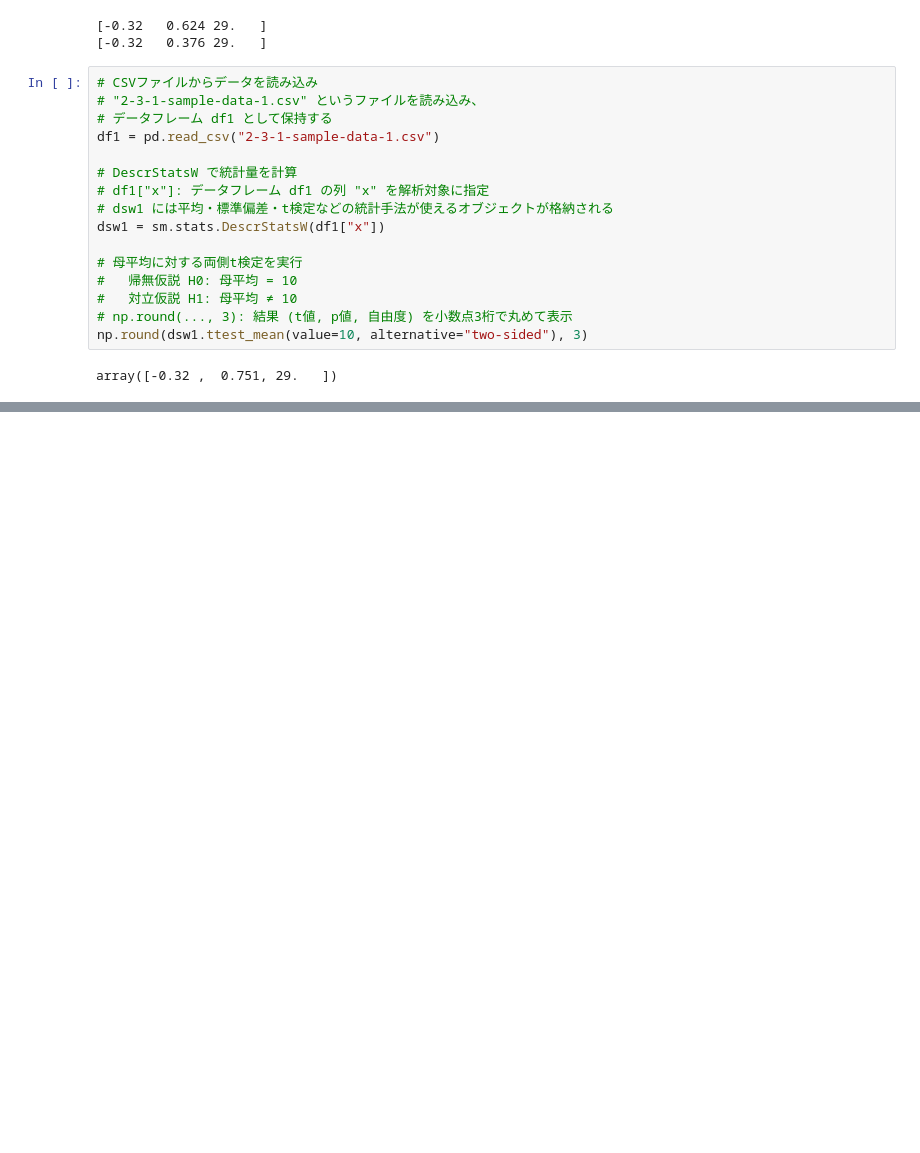
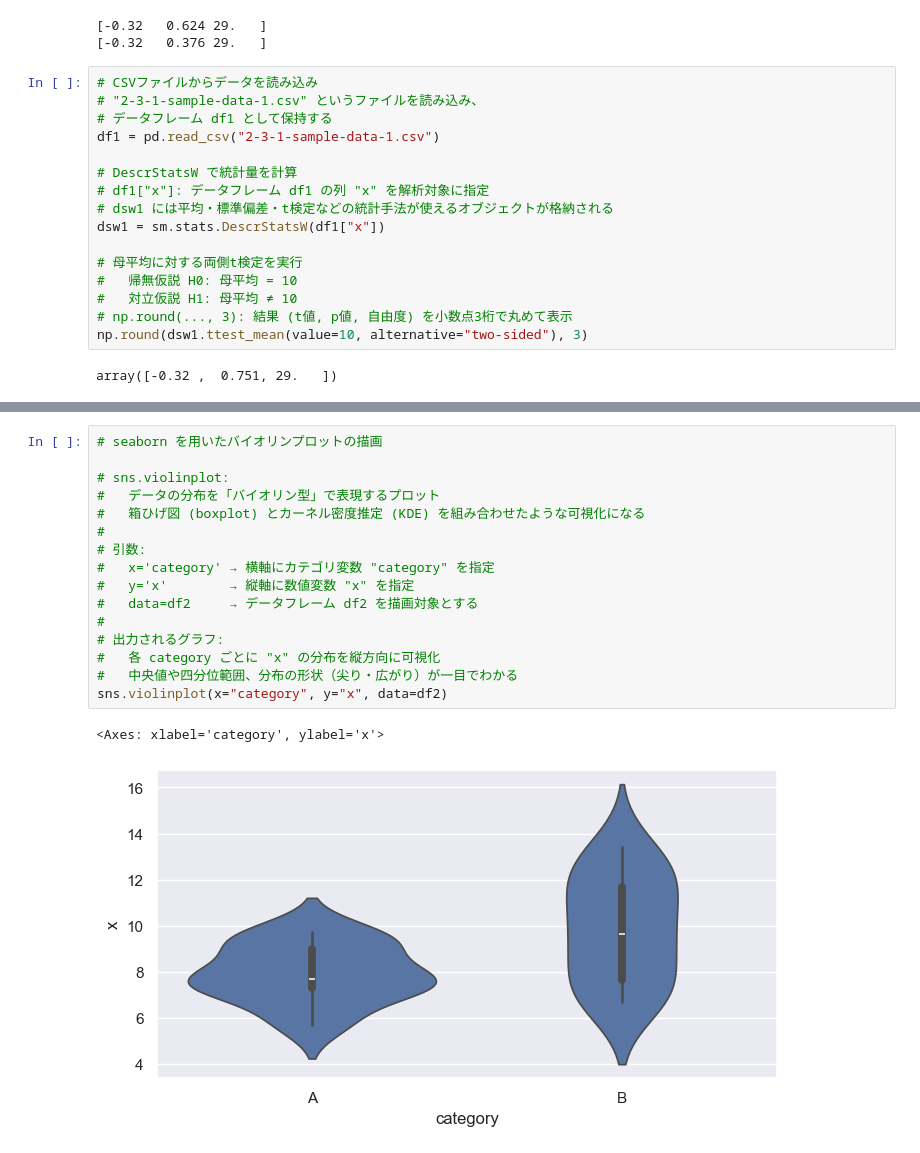
Before and after one commit to maton369/Python_Time_Series_Intro, a Jupyter notebook: 2-3-Pythonによる統計分析の基本.ipynb, the cells around one changed output, grey strips where cells are left out. Cells and saved outputs as stored; diff of their text form; blank space fills up the shorter version.

```diff
--- a/2-3-Pythonによる統計分析の基本.ipynb
+++ b/2-3-Pythonによる統計分析の基本.ipynb
@@ -146,0 +191,19 @@ array([-0.32 ,  0.751, 29.   ])
+# %%
+# seaborn を用いたバイオリンプロットの描画
+
+# sns.violinplot:
+#   データの分布を「バイオリン型」で表現するプロット
+#   箱ひげ図 (boxplot) とカーネル密度推定 (KDE) を組み合わせたような可視化になる
+#
+# 引数:
+#   x='category' → 横軸にカテゴリ変数 "category" を指定
+#   y='x'        → 縦軸に数値変数 "x" を指定
+#   data=df2     → データフレーム df2 を描画対象とする
+#
+# 出力されるグラフ:
+#   各 category ごとに "x" の分布を縦方向に可視化
+#   中央値や四分位範囲、分布の形状（尖り・広がり）が一目でわかる
+sns.violinplot(x="category", y="x", data=df2)
+# %% [output]
+<Axes: xlabel='category', ylabel='x'>
+[figure, added]
```
Also changed, not shown: parts of 8 cells of this notebook, 1 other file.
